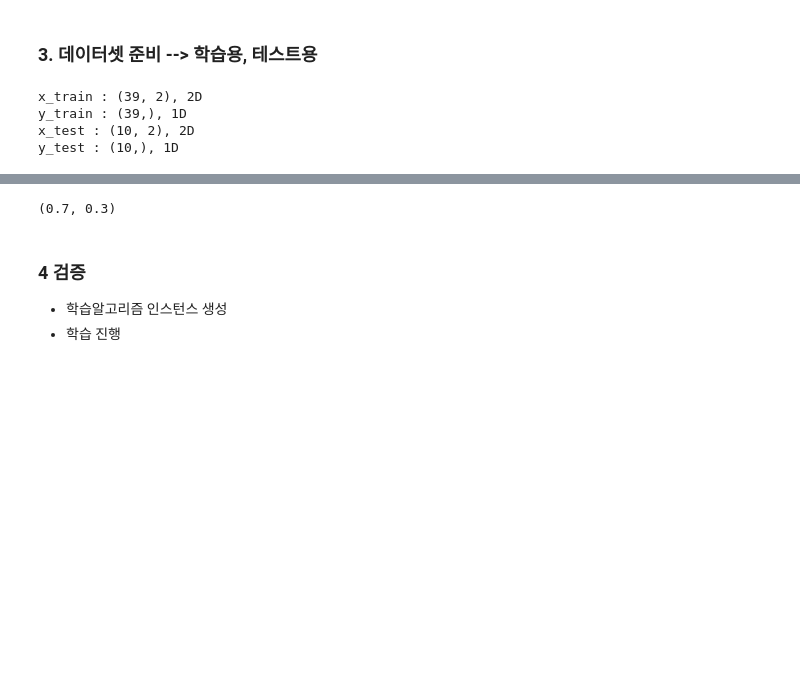
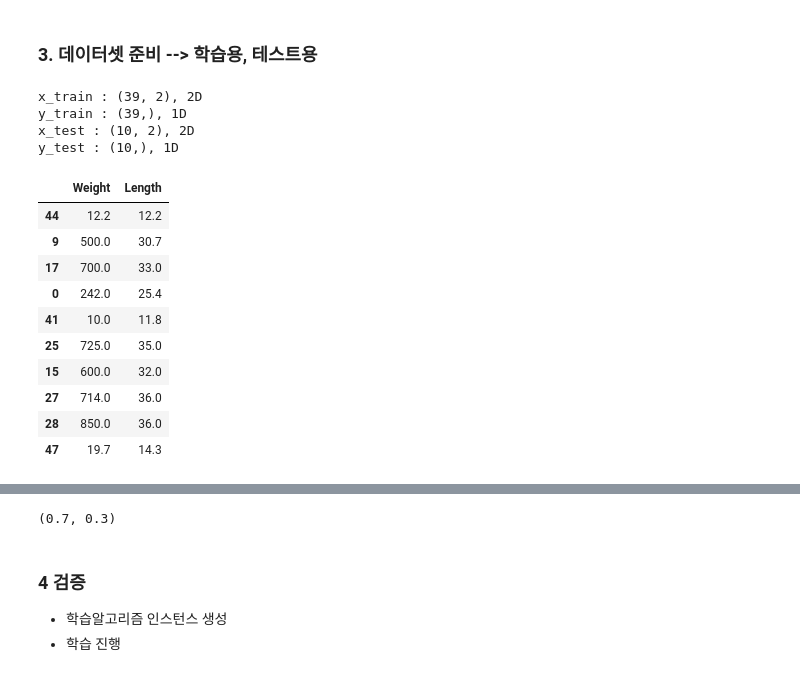
Before and after one commit to simin196/KDT6, a Jupyter notebook: M_L/Day01_0826/ml2.ipynb, the cells around one changed output, grey strips where cells are left out. Drawn from its saved outputs; the diff is of its cells as text; code cells hidden in the pictures; blank space fills up the shorter version.

```diff
--- a/M_L/Day01_0826/ml2.ipynb
+++ b/M_L/Day01_0826/ml2.ipynb
@@ -78,3 +79,17 @@ x_train : (39, 2), 2D
 y_train : (39,), 1D
 x_test : (10, 2), 2D
 y_test : (10,), 1D
+# %%
+x_test
+# %% [output]
+|  | Weight | Length |
+| 44 | 12.2 | 12.2 |
+| 9 | 500.0 | 30.7 |
+| 17 | 700.0 | 33.0 |
+| 0 | 242.0 | 25.4 |
+| 41 | 10.0 | 11.8 |
+| 25 | 725.0 | 35.0 |
+| 15 | 600.0 | 32.0 |
+| 27 | 714.0 | 36.0 |
+| 28 | 850.0 | 36.0 |
+| 47 | 19.7 | 14.3 |
```
Also changed, not shown: parts of 11 cells of this notebook, 20 other files.
